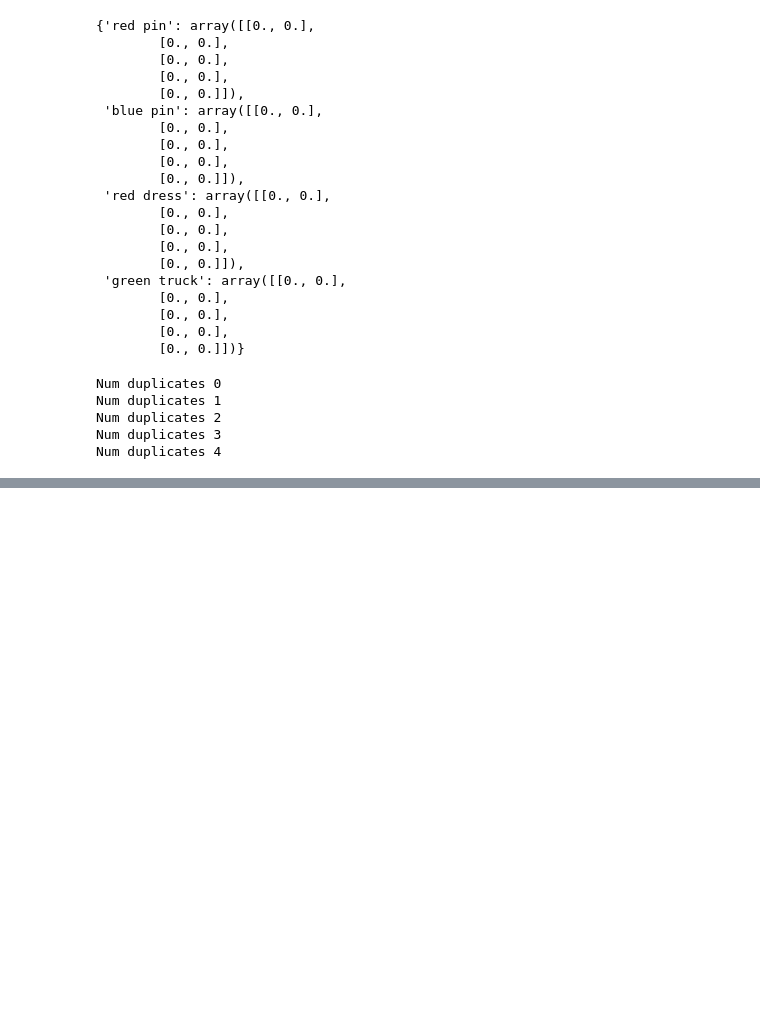
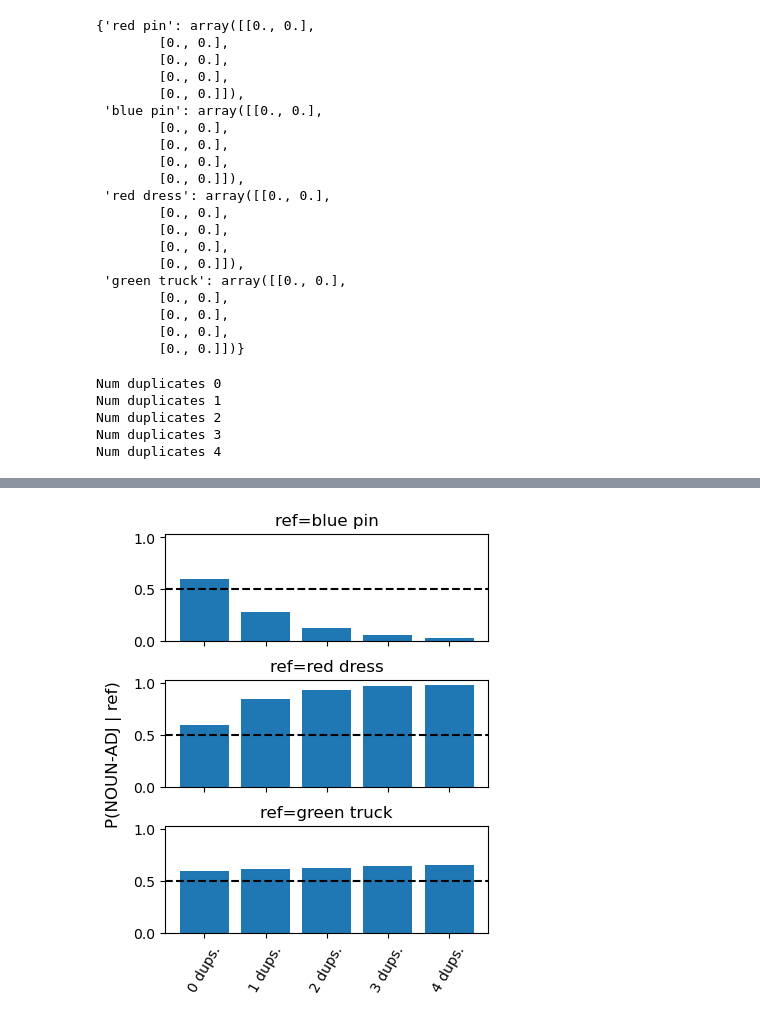
Before and after one commit to dharakyu/crosslinguistic-order, a Jupyter notebook: modeling/single-shot.ipynb, the cells around one changed output, grey strips where cells are left out. Cells and saved outputs as stored; diff of their text form; code cells hidden in the pictures; blank space fills up the shorter version.

```diff
--- a/modeling/single-shot.ipynb
+++ b/modeling/single-shot.ipynb
@@ -194,0 +285,19 @@ plt.savefig('duplicates.png')
+# %%
+fig, axs = plt.subplots(3, 1, sharex=True, sharey=True, figsize=(4, 5))
+for i in range(3):
+    ax = axs[i]
+    #flat_idx = np.ravel_multi_index((i, j), (2, 2))
+    obj_name = obj_names[i+1]
+    vals_for_hist = normalized_probs_map[obj_name][:, -1]
+    x_labels = [str(num_dups) + ' dups.' for num_dups in range(5)]
+    ax.bar(x_labels, vals_for_hist)
+    ax.axhline(y=0.5, ls='--', c='black', zorder=1)
+    ax.set_xticklabels(x_labels, rotation=60)
+    #ax.set_ylabel("obj=" + obj_name)
+    ax.set_title('ref=' + obj_name)
+    fig.supylabel('P(NOUN-ADJ | ref)')
+#fig.suptitle('P(NOUN-ADJ | obj)', fontsize=16)#, x=0.5, y=0.93)
+#plt.savefig('duplicates.png')
+fig.tight_layout(pad=0.7)
+# %% [output]
+[figure, added]
```
Also changed, not shown: parts of 15 cells of this notebook, 10 other files.
